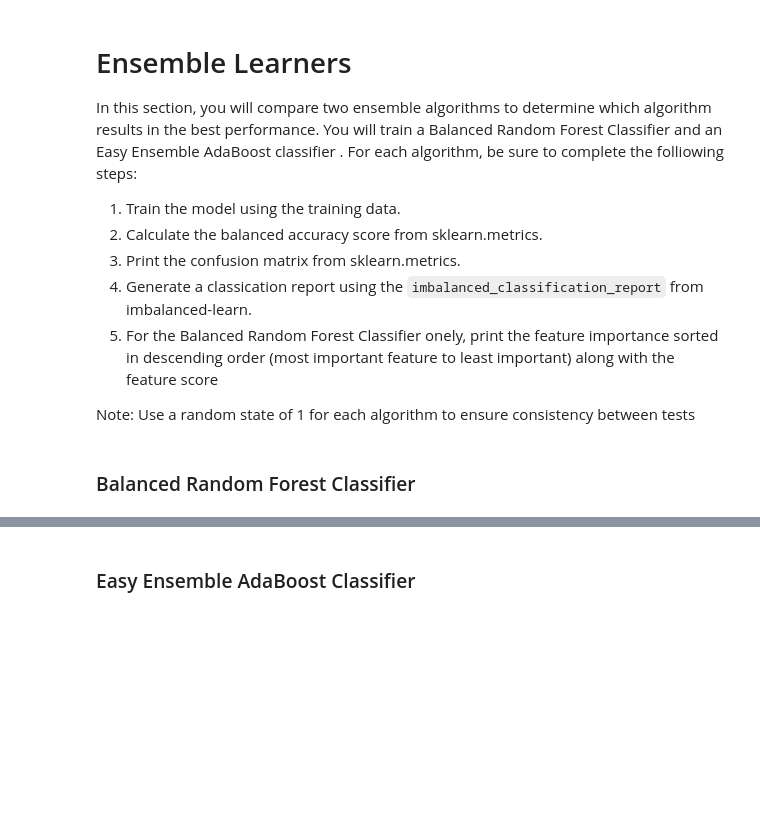
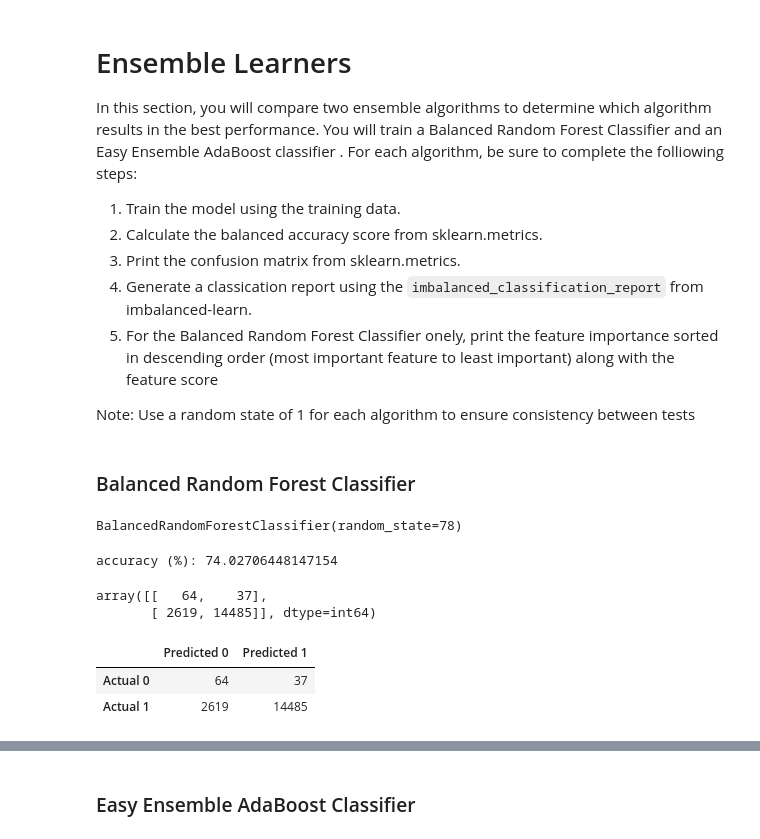
Before and after one commit to Andrew-Carlson/Credit_Risk_Analysis, a Jupyter notebook: credit_risk_ensemble.ipynb, the cells around one changed output, grey strips where cells are left out. Saved outputs shown, nothing was run; the diff lists cells and outputs as text; code cells hidden in the pictures; blank space fills up the shorter version.

```diff
--- a/credit_risk_ensemble.ipynb
+++ b/credit_risk_ensemble.ipynb
@@ -189,5 +183,34 @@ Note: Use a random state of 1 for each algorithm to ensure consistency between t
+# %%
+# Resample the training data with the BalancedRandomForestClassifier
+from imblearn.ensemble import BalancedRandomForestClassifier
+rf_model  = BalancedRandomForestClassifier(n_estimators=100, random_state=78)
+
+# fit the training data to the model
+rf_model.fit(X_train, y_train)
+# %% [output]
+BalancedRandomForestClassifier(random_state=78)
+# %%
+# make prediction using testing data
+y_pred = rf_model.predict(X_test)
+# Calculated the balanced accuracy score
+accuracy = balanced_accuracy_score(y_test, y_pred)
+print(f"accuracy (%): {accuracy*100}")
+# %% [output]
+accuracy (%): 74.02706448147154
 # %%
 # Display the confusion matrix
-# YOUR CODE HERE
+cm = confusion_matrix(y_test, y_pred)
+cm
+# %% [output]
+array([[   64,    37],
+       [ 2619, 14485]], dtype=int64)
+# %%
+#convert to dataframe
+cm_df = pd.DataFrame(cm, index=["Actual 0", "Actual 1"], columns=["Predicted 0", "Predicted 1"])
+cm_df
+# %% [output]
+|  | Predicted 0 | Predicted 1 |
+| Actual 0 | 64 | 37 |
+| Actual 1 | 2619 | 14485 |
 # %%
 # Print the imbalanced classification report
```
Also changed, not shown: parts of 14 cells of this notebook.
